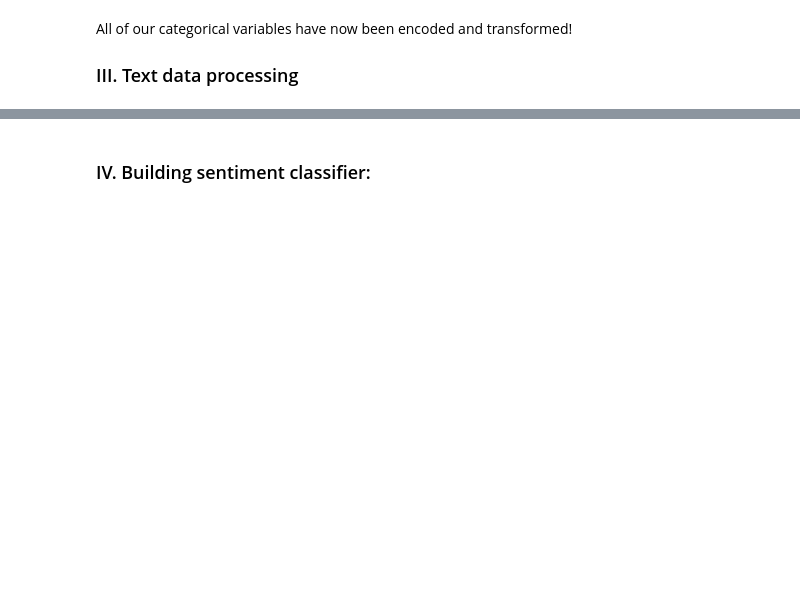
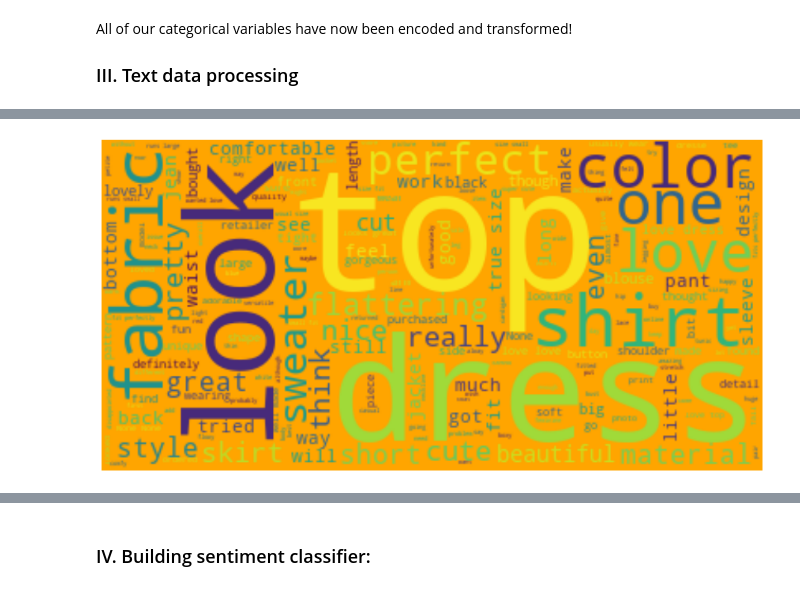
Before and after one commit to vilandao/sentiment_analysis_ecommerce, a Jupyter notebook: Sentiment analysis - Women's e commerce clothing reviews.ipynb, the cells around one changed output, grey strips where cells are left out. Cells and saved outputs as stored; diff of their text form; code cells hidden in the pictures; blank space fills up the shorter version.

```diff
--- a/Sentiment analysis - Women's e commerce clothing reviews.ipynb
+++ b/Sentiment analysis - Women's e commerce clothing reviews.ipynb
@@ -406,3 +411,15 @@ text_df.head()
+# %%
+from wordcloud import WordCloud
+
+wordcloud = WordCloud(background_color="orange").generate(" ".join(text_df['Review']))
+
+plt.figure(figsize=(15,10))
+plt.imshow(wordcloud, interpolation='bilinear')
+plt.axis("off")
+
+plt.show()
+# %% [output]
+[figure, added]
 # %%
 # Getting a count of words from the documents
 # Ngram_range is set to 1,2 - meaning either single or two word combination will be extracted
```
Also changed, not shown: parts of 33 cells of this notebook, 1 other file.
